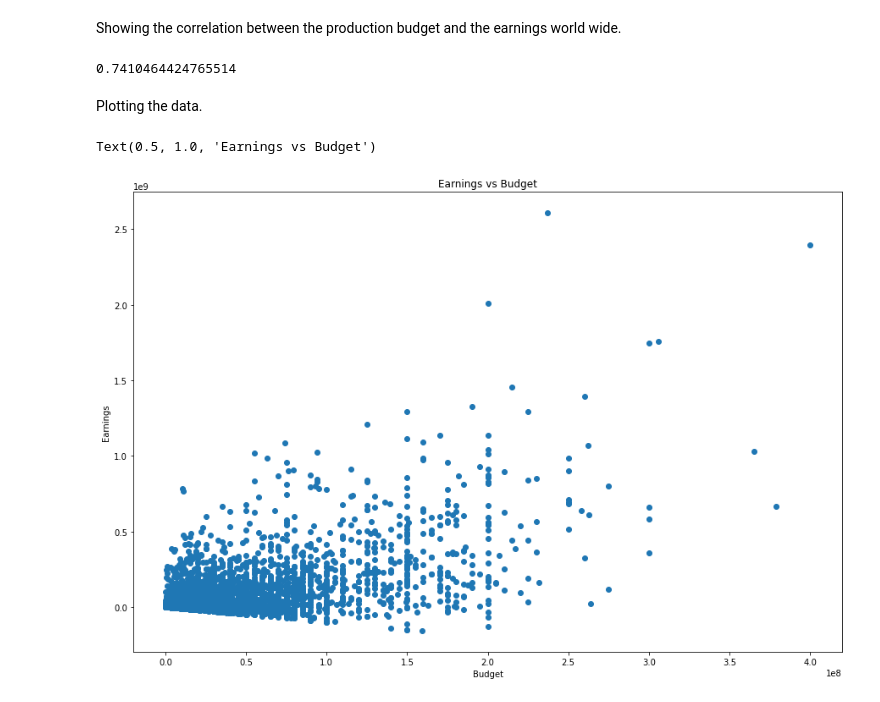
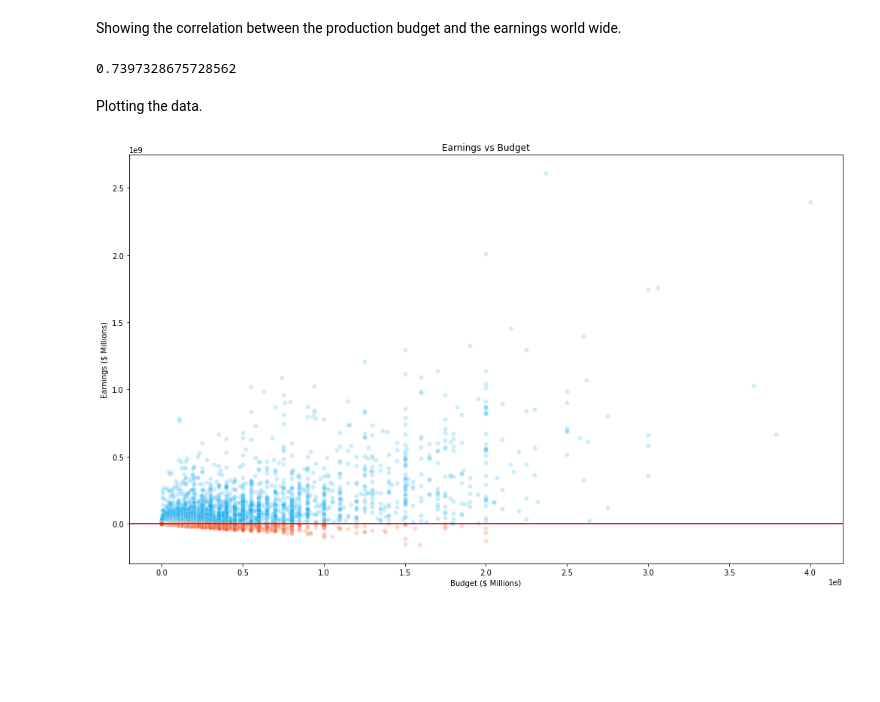
Before and after one commit to czarinagluna/Microsoft-Movie-Recommendations, a Jupyter notebook: Earnings Vs Budget.ipynb, the cells around one changed output. Saved outputs shown, nothing was run; the diff lists cells and outputs as text; code cells hidden in the pictures; blank space fills up the shorter version.

```diff
--- a/Earnings Vs Budget.ipynb
+++ b/Earnings Vs Budget.ipynb
@@ -161,0 +135,6 @@ See the caveats in the documentation: https://pandas.pydata.org/pandas-docs/stab
+# %%
+#Creating new variable to show movies that made a profit
+movie_cash_flow_earners = movie_cash_flow[movie_cash_flow["earnings"] > 0]
+# %%
+#Creating new variable to show movies that lost money
+movie_cash_flow_losers= movie_cash_flow[movie_cash_flow["earnings"] < 0]
@@ -180,23 +224,32 @@ world_wide_gross = movie_cash_flow["worldwide_gross"]
 earnings = world_wide_gross - production_budget
 # %% [markdown]
 Showing the correlation between the production budget and the earnings world wide.
-# %%
-world_wide_correlation = production_budget.corr(world_wide_gross)
-world_wide_correlation
-# %% [output]
-0.7410464424765514
+# %%
+#Checking correlation between world wide gross and production budget
+world_wide_correlation = production_budget.corr(world_wide_gross)
+world_wide_correlation
+# %% [output]
+0.7397328675728562
 # %% [markdown]
 Plotting the data.
-# %%
-fig, ax = plt.subplots()
-ax.scatter(x=production_budget, y= earnings )
-
-#fig.pyplot.set_size(10,10)
-#ax.ticklabel_format(useOffset=False, style='plain')
-fig.set_size_inches(15,10)
-ax.set_xlabel('Budget')
-ax.set_ylabel('Earnings')
-ax.set_title('Earnings vs Budget')
-# %% [output]
-Text(0.5, 1.0, 'Earnings vs Budget')
-[figure, removed]
+# %%
+#Creating a graph to represent the data
+fig, ax = plt.subplots(figsize = (15,10))
+
+graph1 = sns.scatterplot(
+    x=movie_cash_flow_earners['production_budget'],
+    y= movie_cash_flow_earners["earnings"],
+    color='#01A6F0', alpha= .2)
+graph2 = sns.scatterplot(
+    x=movie_cash_flow_losers['production_budget'],
+    y= movie_cash_flow_losers["earnings"],
+    color='#F34F1C', alpha= .2)
+graph1.axhline(1)
+plt.xlabel('Budget ($ Millions)')
+plt.ylabel('Earnings ($ Millions)')
+plt.title('Earnings vs Budget')
+ax.axhline(y=1, color= "red")
+fig.set_size_inches(17,10)
+plt.show()
+# %% [output]
+[figure, added]
```
Also changed, not shown: parts of 26 cells of this notebook, 36 other files.
